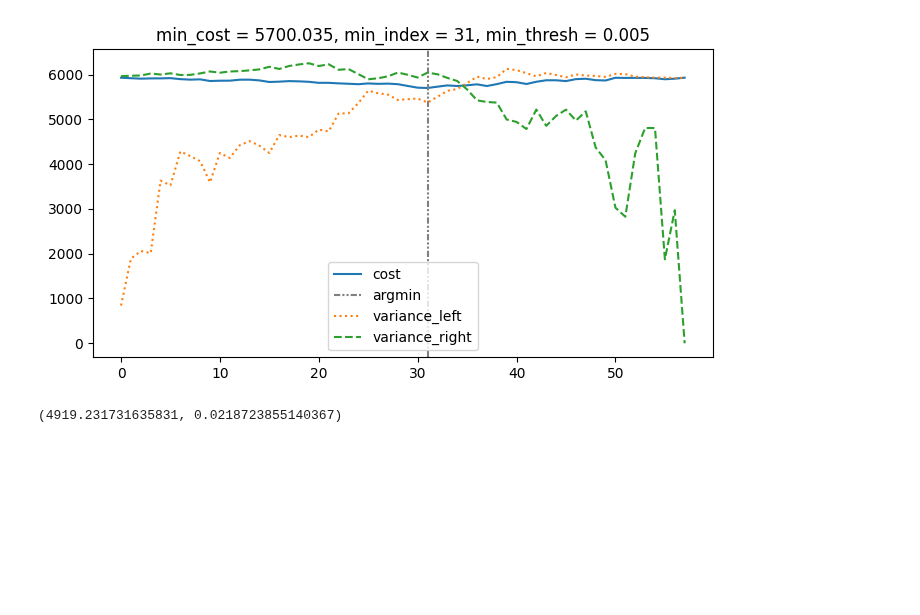
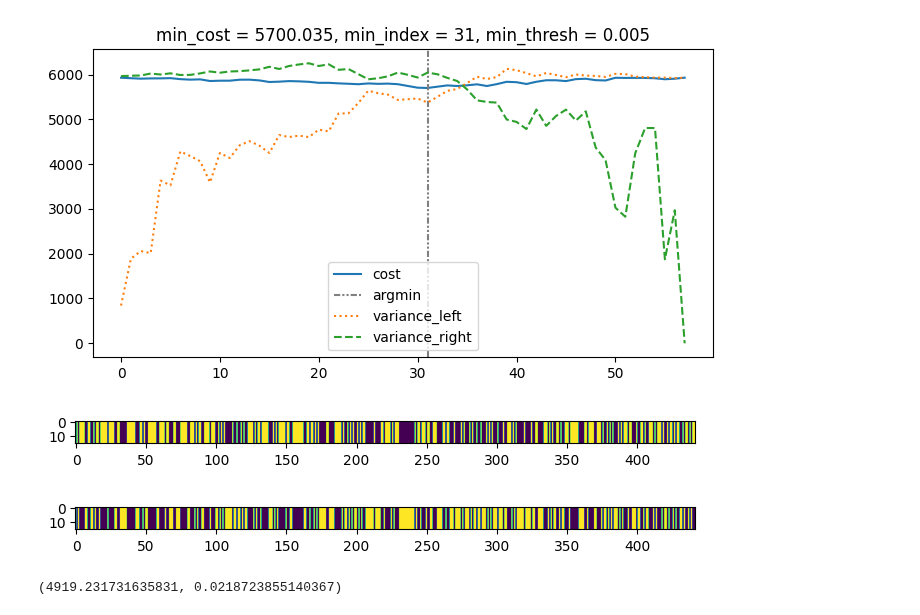
Before and after one commit to jumzzz/prob-ml, a Jupyter notebook: ch18/decision_trees/implementation/01-impl-min-threshold.ipynb, the cells around one changed output. Saved outputs shown, nothing was run; the diff lists cells and outputs as text; code cells hidden in the pictures; blank space fills up the shorter version.

Commit message:
investigate partition masking instead of indexing

```diff
--- a/ch18/decision_trees/implementation/01-impl-min-threshold.ipynb
+++ b/ch18/decision_trees/implementation/01-impl-min-threshold.ipynb
@@ -211,26 +207,48 @@ ratio_right.shape =  (58,)
 # %%
 ### This is what we want to minimize
 thresh_cost = ratio_left * var_left + ratio_right * var_right
-min_index = np.argmin(thresh_cost)
+min_thresh_index = np.argmin(thresh_cost)
 
 min_cost = np.min(thresh_cost)
 min_cost = float(min_cost)
 min_cost = round(min_cost, 3)
 
-min_thresh = thresh.reshape(-1)[min_index]
+min_thresh = thresh.reshape(-1)[min_thresh_index]
 min_thresh = float(min_thresh)
 min_thresh = round(min_thresh, 3)
 
+
+# left_indices = np.nonzero(is_left_sampler[:, min_thresh_index])[0]
+# right_indices = np.nonzero(is_right_sampler[:, min_thresh_index])[0]
+
+
 plt.figure(figsize=plt_figsize)
 plt.plot(np.arange(thresh_cost.shape[0]), thresh_cost, label='cost')
-plt.axvline(min_index, color='gray', label='argmin', linestyle=(0, (3, 1, 1, 1, 1, 1)))
+plt.axvline(min_thresh_index, color='gray', label='argmin', linestyle=(0, (3, 1, 1, 1, 1, 1)))
 plt.plot(np.arange(var_left.shape[0]), var_left, label='variance_left', linestyle='dotted')
 plt.plot(np.arange(var_right.shape[0]), var_right, label='variance_right', linestyle='dashed')
 plt.legend()
-plt.title(f'min_cost = {min_cost}, min_index = {min_index}, min_thresh = {min_thresh}')
+plt.title(f'min_cost = {min_cost}, min_index = {min_thresh_index}, min_thresh = {min_thresh}')
 plt.show()
 # %% [output]
 [figure]
+# %%
+left_partition_mask = is_left_sampler[:, min_thresh_index].reshape(1,-1)
+right_partition_mask = is_right_sampler[:, min_thresh_index].reshape(1,-1)
+
+left_partition_mask = np.vstack(16 * [left_partition_mask])
+right_partition_mask = np.vstack(16 * [right_partition_mask])
+
+plt.figure(figsize=plt_figsize)
+plt.imshow(left_partition_mask)
+plt.show()
+
+plt.figure(figsize=plt_figsize)
+plt.imshow(right_partition_mask)
+plt.show()
+# %% [output]
+[figure, added]
+[figure, added]
 # %%
 def split_by_min_thresh(X, y, feat_index):
     thresh = np.unique(X[:,feat_index]).reshape(1,-1)
```
Also changed, not shown: parts of 2 cells of this notebook.
